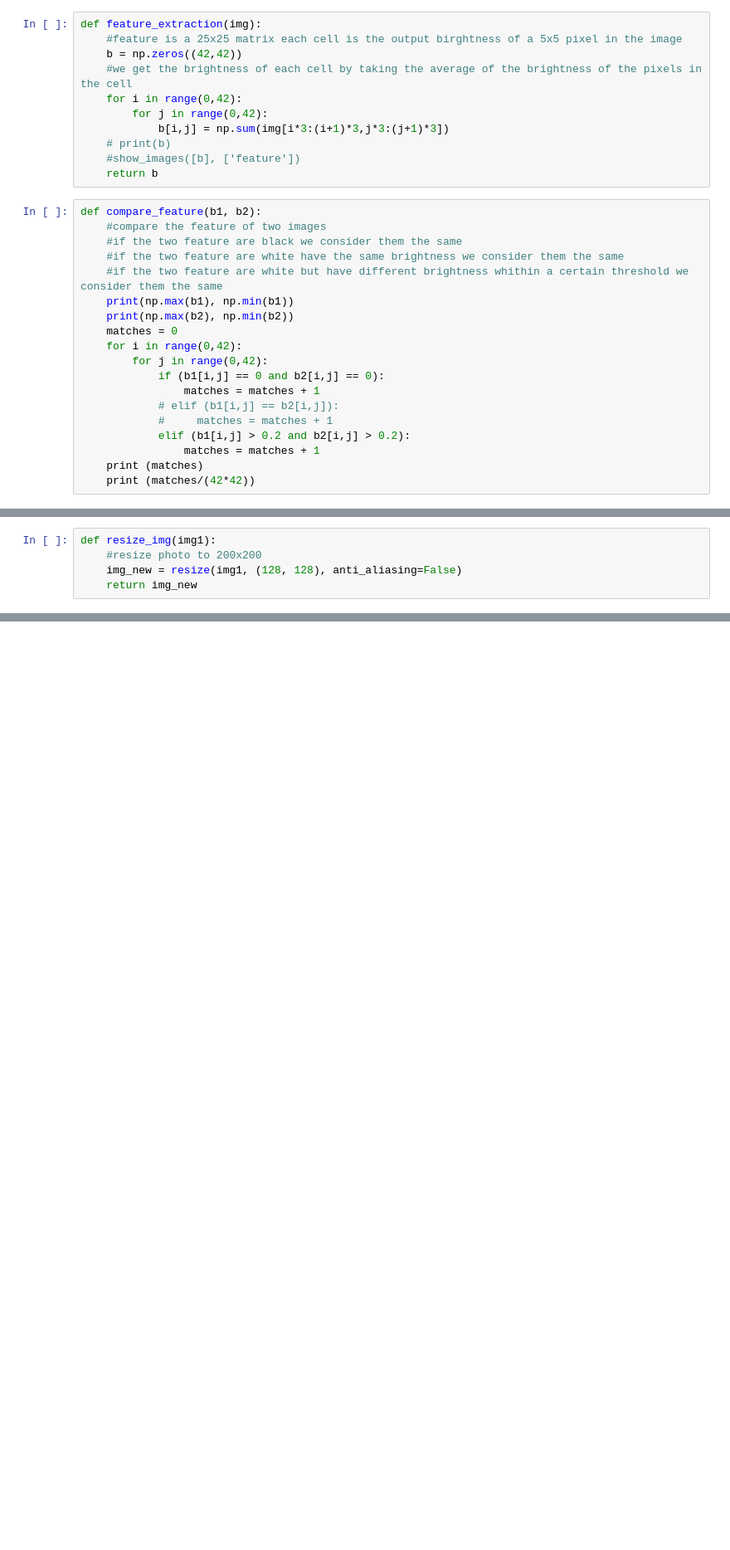
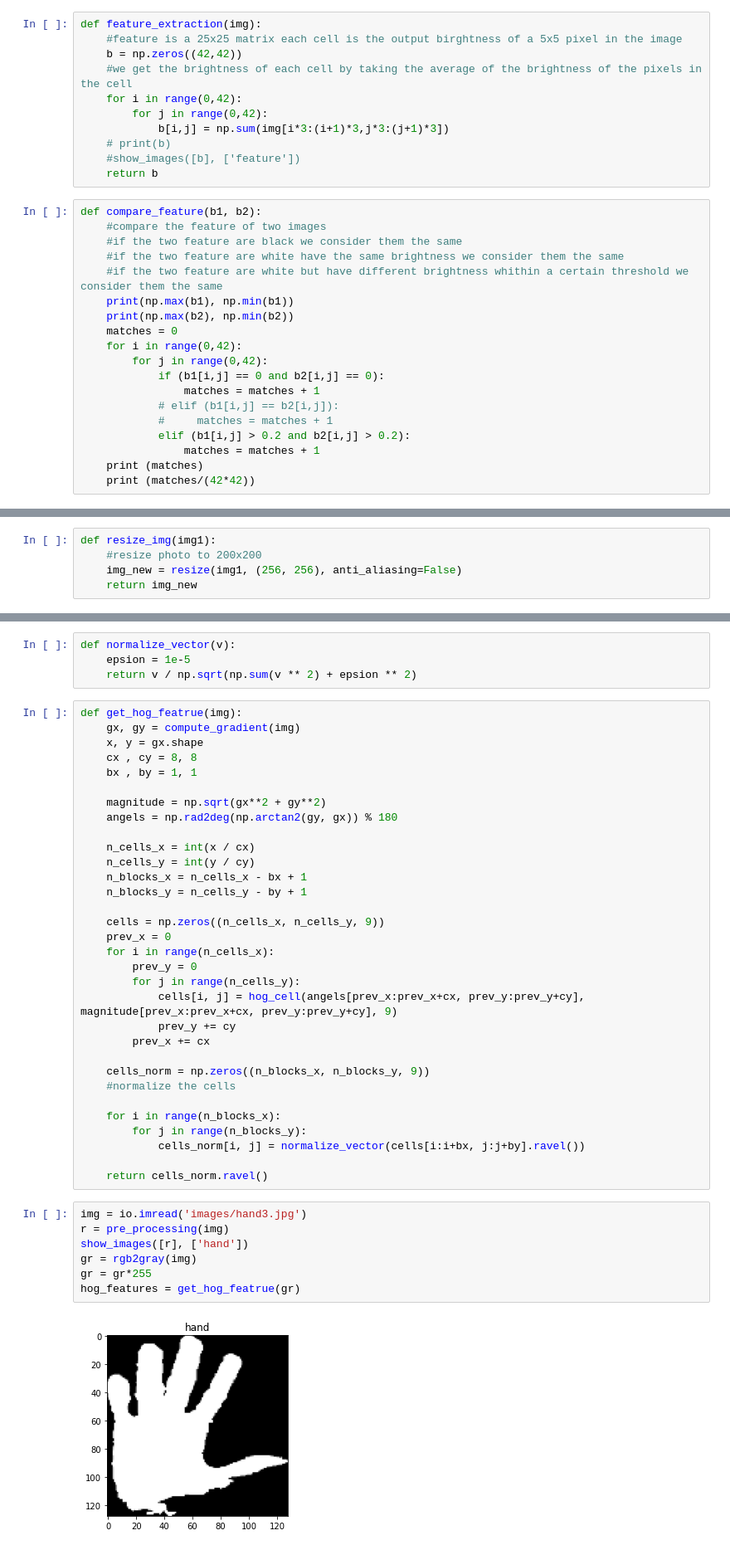
Before and after one commit to KarimAmrM/HandGestureDetection, a Jupyter notebook: detect_hand.ipynb, the cells around one changed output, grey strips where cells are left out. Shown at 83% size. Saved outputs shown, nothing was run; the diff lists cells and outputs as text; blank space fills up the shorter version.

```diff
--- a/detect_hand.ipynb
+++ b/detect_hand.ipynb
@@ -177,5 +145,5 @@ def get_difference(hog1,hog2):
 # %%
 def resize_img(img1):
     #resize photo to 200x200
-    img_new = resize(img1, (128, 128), anti_aliasing=False)
+    img_new = resize(img1, (256, 256), anti_aliasing=False)
     return img_new
@@ -414,0 +197,45 @@ plt.show()
+# %%
+def normalize_vector(v):
+    epsion = 1e-5
+    return v / np.sqrt(np.sum(v ** 2) + epsion ** 2)
+# %%
+def get_hog_featrue(img):
+    gx, gy = compute_gradient(img)
+    x, y = gx.shape
+    cx , cy = 8, 8
+    bx , by = 1, 1
+
+    magnitude = np.sqrt(gx**2 + gy**2)
+    angels = np.rad2deg(np.arctan2(gy, gx)) % 180
+
+    n_cells_x = int(x / cx)
+    n_cells_y = int(y / cy)
+    n_blocks_x = n_cells_x - bx + 1
+    n_blocks_y = n_cells_y - by + 1
+
+    cells = np.zeros((n_cells_x, n_cells_y, 9))
+    prev_x = 0
+    for i in range(n_cells_x):
+        prev_y = 0
+        for j in range(n_cells_y):
+            cells[i, j] = hog_cell(angels[prev_x:prev_x+cx, prev_y:prev_y+cy], magnitude[prev_x:prev_x+cx, prev_y:prev_y+cy], 9)
+            prev_y += cy
+        prev_x += cx
+
+    cells_norm = np.zeros((n_blocks_x, n_blocks_y, 9))
+    #normalize the cells
+
+    for i in range(n_blocks_x):
+        for j in range(n_blocks_y):
+            cells_norm[i, j] = normalize_vector(cells[i:i+bx, j:j+by].ravel())
+
+    return cells_norm.ravel()
+# %%
+img = io.imread('images/hand3.jpg')
+r = pre_processing(img)
+show_images([r], ['hand'])
+gr = rgb2gray(img)
+gr = gr*255
+hog_features = get_hog_featrue(gr)
+# %% [output]
+[figure, added]
```
Also changed, not shown: parts of 25 cells of this notebook, 1 other file.
